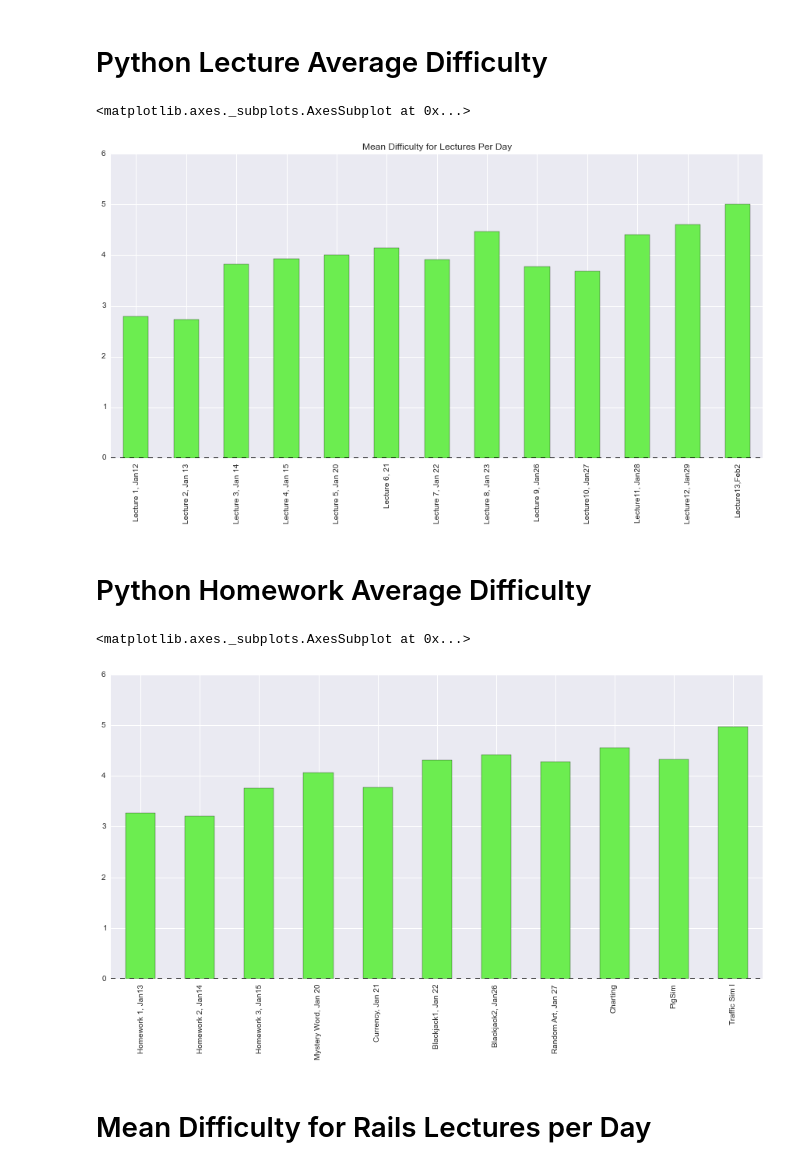
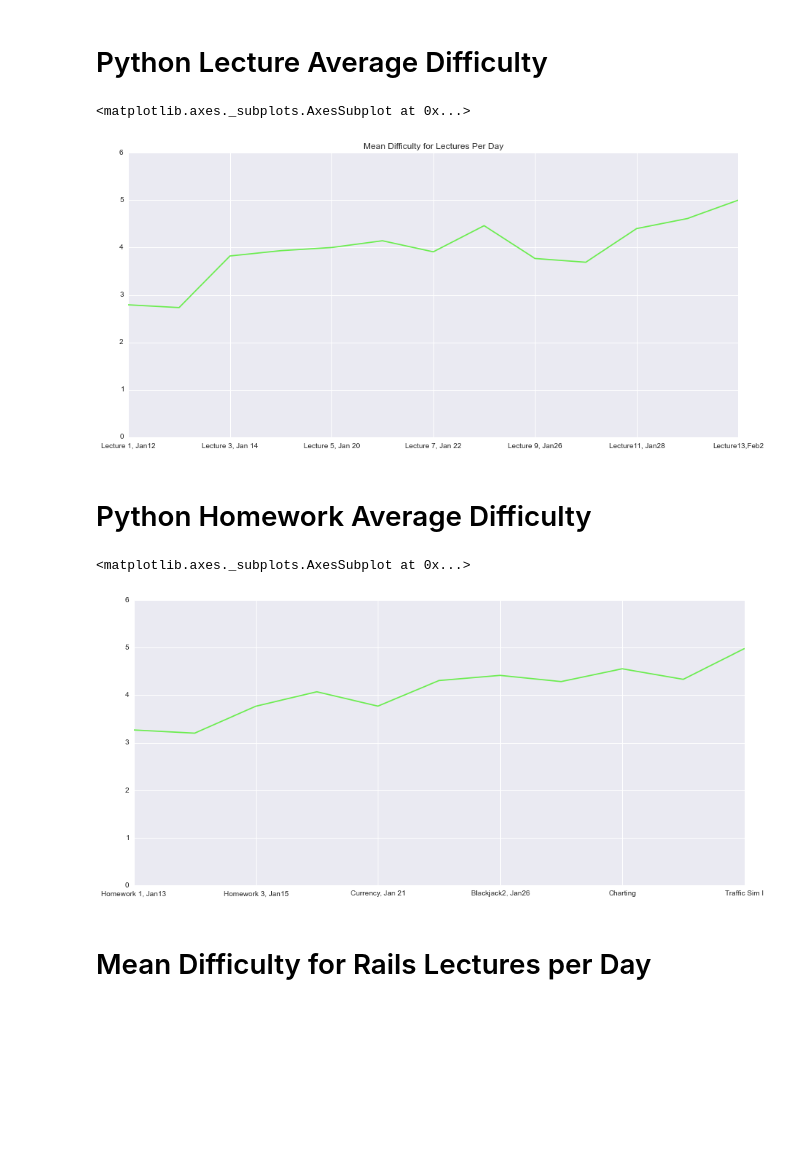
Before and after one commit to tiyd-python-2015-01/cohort-data, a Jupyter notebook: Untitled0.ipynb, the cells around one changed output. Cells and saved outputs as stored; diff of their text form; code cells hidden in the pictures; blank space fills up the shorter version.

```diff
--- a/Untitled0.ipynb
+++ b/Untitled0.ipynb
@@ -21,19 +21,19 @@ homework_data = python_class[python_class.columns[[1, 3, 5, 7, 9, 11, 14, 16, 18
 # Python Lecture Average Difficulty
 # %%
 plt.title("Mean Difficulty for Lectures Per Day")
-lecture_averages.plot(kind='bar', color='#6ced50', figsize=(15,7), ylim=(0, 6))
+lecture_averages.plot(color='#6ced50', figsize=(15,7), ylim=(0, 6))
 # %% [output]
 <matplotlib.axes._subplots.AxesSubplot at 0x...>
-[figure, old version]
+[figure, new version]
 # %% [markdown]
 # Python Homework Average Difficulty
 # %%
 homework_averages = homework_data[::1].mean()
 # %%
-homework_averages.plot(kind='bar', color='#6ced50', figsize=(15,7), ylim=(0, 6))
+homework_averages.plot(color='#6ced50', figsize=(15,7), ylim=(0, 6))
 # %% [output]
 <matplotlib.axes._subplots.AxesSubplot at 0x...>
-[figure, old version]
+[figure, new version]
 # %% [markdown]
 # Mean Difficulty for Rails Lectures per Day
 # %%
```
Also changed, not shown: parts of 35 cells of this notebook, 1 other file.
